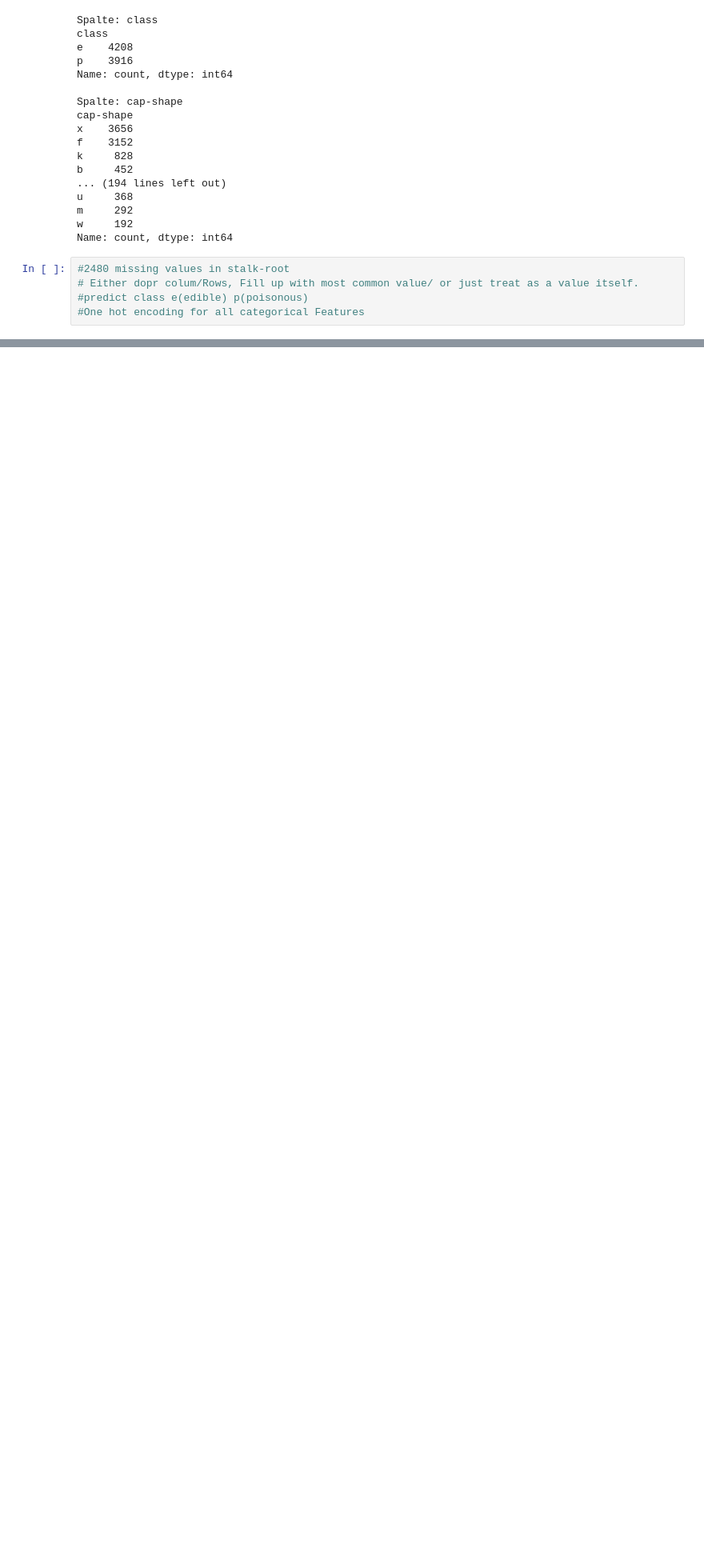
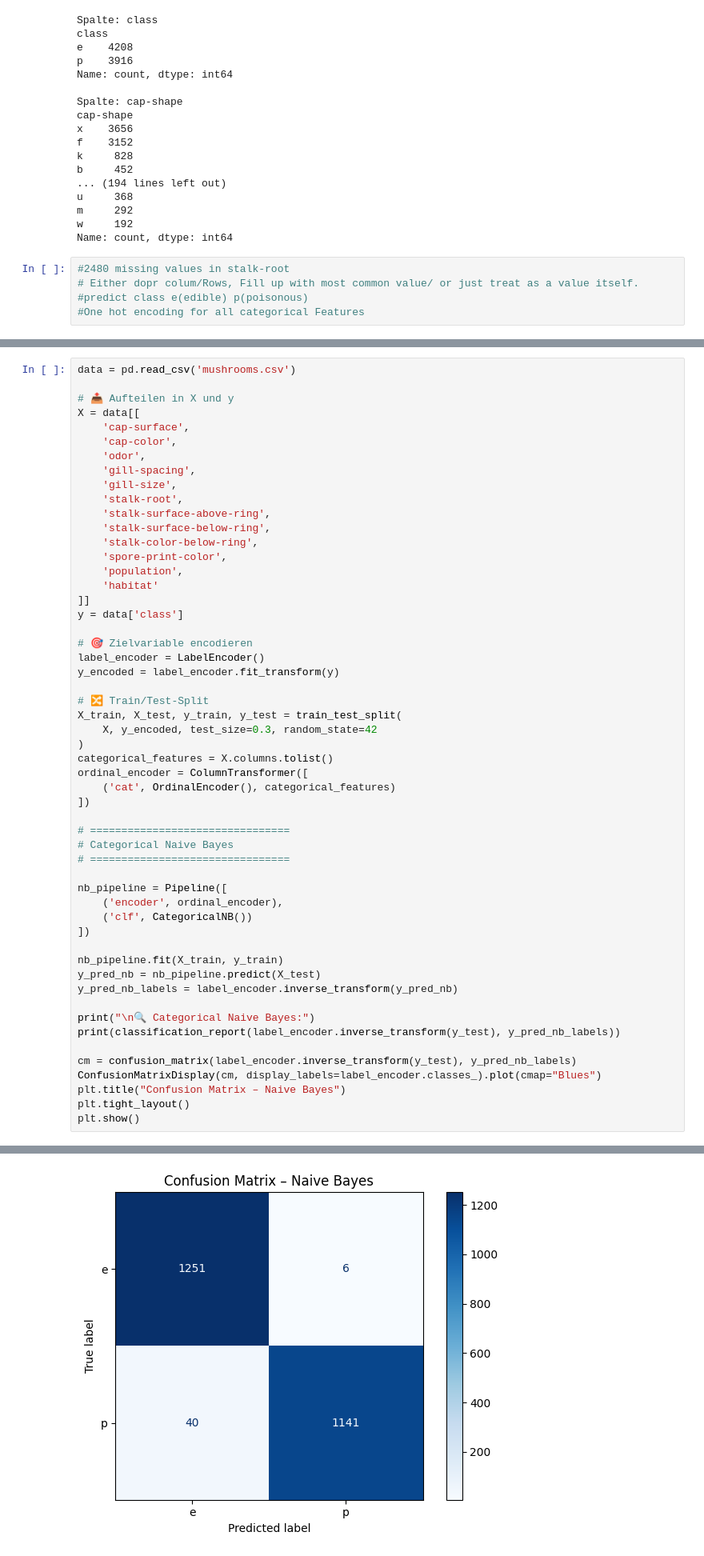
Before and after one commit to metropolisjenensis/Probabilistic-Machine-Learning_lecture-PROJECTS, a Jupyter notebook: projects/09-2KTXXXX_mushroom_classification/Mushroom_Classification.ipynb, the cells around one changed output, grey strips where cells are left out. Shown at 80% size. Saved outputs shown, nothing was run; the diff lists cells and outputs as text; blank space fills up the shorter version.

```diff
--- a/projects/09-2KTXXXX_mushroom_classification/Mushroom_Classification.ipynb
+++ b/projects/09-2KTXXXX_mushroom_classification/Mushroom_Classification.ipynb
@@ -52,0 +216,55 @@ Name: count, dtype: int64
+# %%
+data = pd.read_csv('mushrooms.csv')
+
+# 📤 Aufteilen in X und y
+X = data[[
+    'cap-surface',
+    'cap-color',
+    'odor',
+    'gill-spacing',
+    'gill-size',
+    'stalk-root',
+    'stalk-surface-above-ring',
+    'stalk-surface-below-ring',
+    'stalk-color-below-ring',
+    'spore-print-color',
+    'population',
+    'habitat'
+]]
+y = data['class']
+
+# 🎯 Zielvariable encodieren
+label_encoder = LabelEncoder()
+y_encoded = label_encoder.fit_transform(y)
+
+# 🔀 Train/Test-Split
+X_train, X_test, y_train, y_test = train_test_split(
+    X, y_encoded, test_size=0.3, random_state=42
+)
+categorical_features = X.columns.tolist()
+ordinal_encoder = ColumnTransformer([
+    ('cat', OrdinalEncoder(), categorical_features)
+])
+
+# ================================
+# Categorical Naive Bayes
+# ================================
+
+nb_pipeline = Pipeline([
+    ('encoder', ordinal_encoder),
+    ('clf', CategoricalNB())
+])
+
+nb_pipeline.fit(X_train, y_train)
+y_pred_nb = nb_pipeline.predict(X_test)
+y_pred_nb_labels = label_encoder.inverse_transform(y_pred_nb)
+
+print("\n🔍 Categorical Naive Bayes:")
+print(classification_report(label_encoder.inverse_transform(y_test), y_pred_nb_labels))
+
+cm = confusion_matrix(label_encoder.inverse_transform(y_test), y_pred_nb_labels)
+ConfusionMatrixDisplay(cm, display_labels=label_encoder.classes_).plot(cmap="Blues")
+plt.title("Confusion Matrix – Naive Bayes")
+plt.tight_layout()
+plt.show()
+# %% [output]
@@ -52,0 +280 @@ Name: count, dtype: int64
+[figure, added]
```
Also changed, not shown: parts of 3 cells of this notebook.
